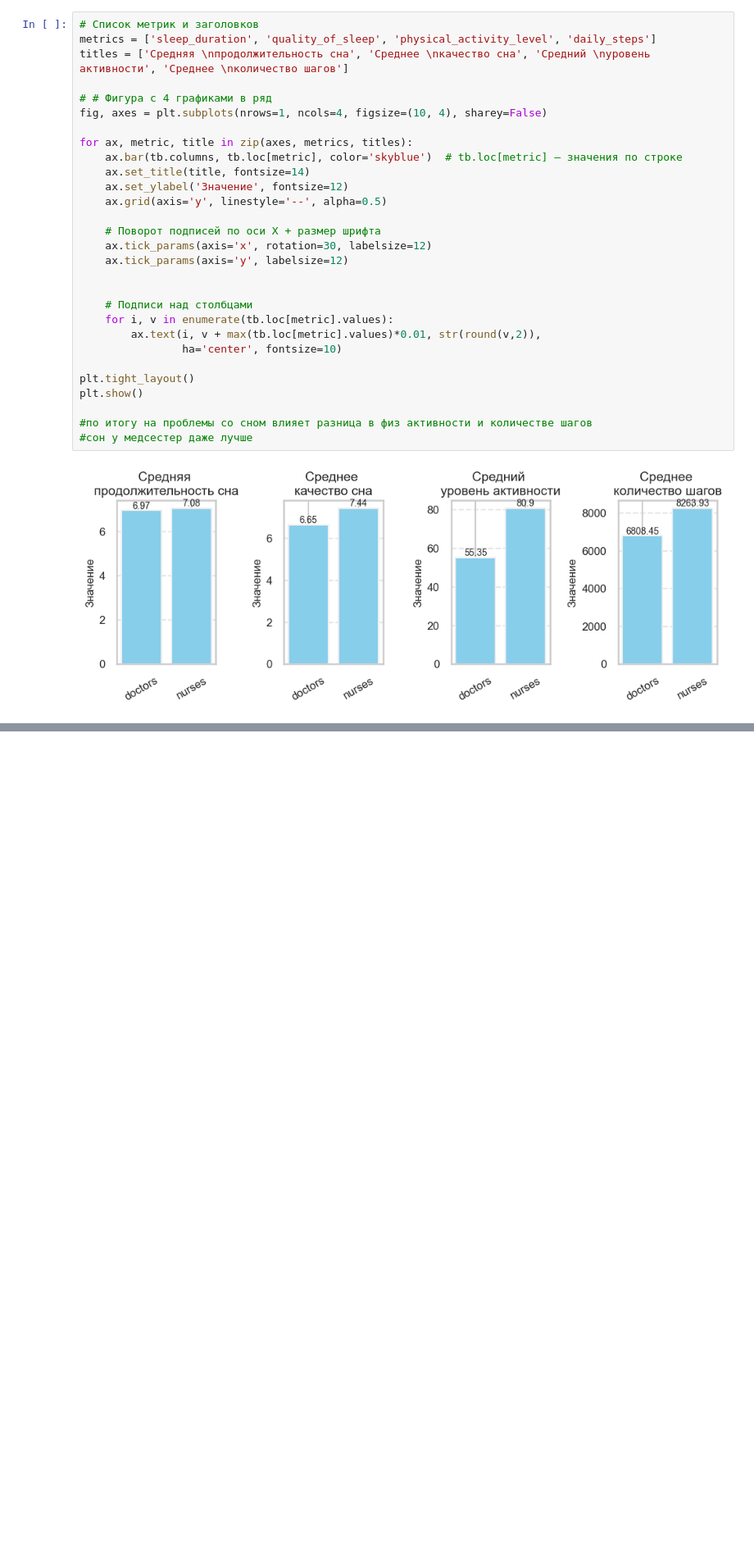
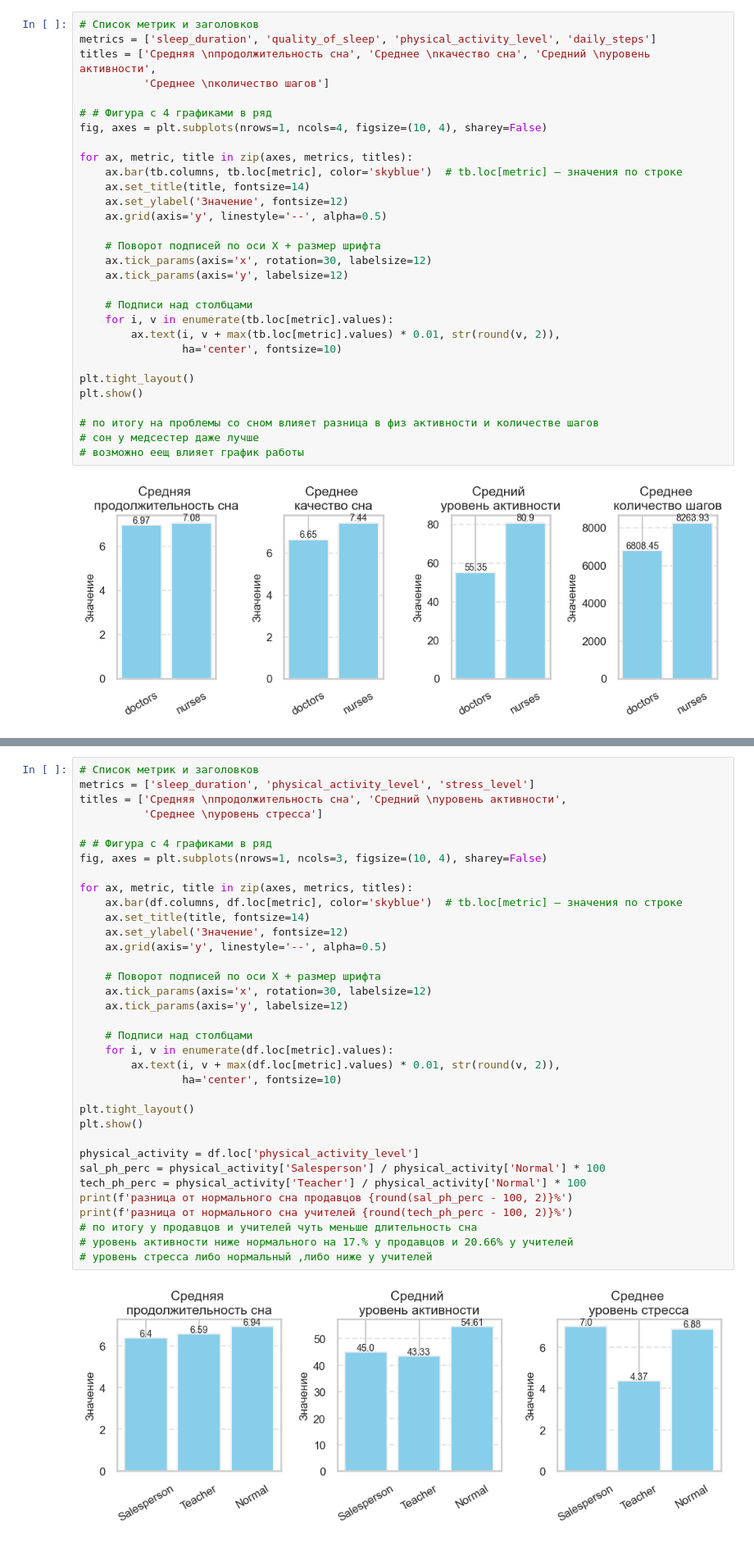
Before and after one commit to AntonLihtar/python_starter, a Jupyter notebook: padas_data2/main.ipynb, the cells around one changed output, grey strips where cells are left out. Shown at 82% size. Cells and saved outputs as stored; diff of their text form; blank space fills up the shorter version.

```diff
--- a/padas_data2/main.ipynb
+++ b/padas_data2/main.ipynb
@@ -413,7 +440,8 @@ daily_steps              6808.45  8263.93
 # %%
 # Список метрик и заголовков
 metrics = ['sleep_duration', 'quality_of_sleep', 'physical_activity_level', 'daily_steps']
-titles = ['Средняя \nпродолжительность сна', 'Среднее \nкачество сна', 'Средний \nуровень активности', 'Среднее \nколичество шагов']
+titles = ['Средняя \nпродолжительность сна', 'Среднее \nкачество сна', 'Средний \nуровень активности',
+          'Среднее \nколичество шагов']
 
 # # Фигура с 4 графиками в ряд
 fig, axes = plt.subplots(nrows=1, ncols=4, figsize=(10, 4), sharey=False)
@@ -428,16 +456,16 @@ for ax, metric, title in zip(axes, metrics, titles):
     ax.tick_params(axis='x', rotation=30, labelsize=12)
     ax.tick_params(axis='y', labelsize=12)
 
-
     # Подписи над столбцами
     for i, v in enumerate(tb.loc[metric].values):
-        ax.text(i, v + max(tb.loc[metric].values)*0.01, str(round(v,2)),
+        ax.text(i, v + max(tb.loc[metric].values) * 0.01, str(round(v, 2)),
                 ha='center', fontsize=10)
 
 plt.tight_layout()
 plt.show()
 
-#по итогу на проблемы со сном влияет разница в физ активности и количестве шагов
-#сон у медсестер даже лучше
+# по итогу на проблемы со сном влияет разница в физ активности и количестве шагов
+# сон у медсестер даже лучше
+# возможно еещ влияет график работы
 # %% [output]
 [figure]
@@ -443,0 +504,37 @@ plt.show()
+# %%
+# Список метрик и заголовков
+metrics = ['sleep_duration', 'physical_activity_level', 'stress_level']
+titles = ['Средняя \nпродолжительность сна', 'Средний \nуровень активности',
+          'Среднее \nуровень стресса']
+
+# # Фигура с 4 графиками в ряд
+fig, axes = plt.subplots(nrows=1, ncols=3, figsize=(10, 4), sharey=False)
+
+for ax, metric, title in zip(axes, metrics, titles):
+    ax.bar(df.columns, df.loc[metric], color='skyblue')  # tb.loc[metric] — значения по строке
+    ax.set_title(title, fontsize=14)
+    ax.set_ylabel('Значение', fontsize=12)
+    ax.grid(axis='y', linestyle='--', alpha=0.5)
+
+    # Поворот подписей по оси X + размер шрифта
+    ax.tick_params(axis='x', rotation=30, labelsize=12)
+    ax.tick_params(axis='y', labelsize=12)
+
+    # Подписи над столбцами
+    for i, v in enumerate(df.loc[metric].values):
+        ax.text(i, v + max(df.loc[metric].values) * 0.01, str(round(v, 2)),
+                ha='center', fontsize=10)
+
+plt.tight_layout()
+plt.show()
+
+physical_activity = df.loc['physical_activity_level']
+sal_ph_perc = physical_activity['Salesperson'] / physical_activity['Normal'] * 100
+tech_ph_perc = physical_activity['Teacher'] / physical_activity['Normal'] * 100
+print(f'разница от нормального сна продавцов {round(sal_ph_perc - 100, 2)}%')
+print(f'разница от нормального сна учителей {round(tech_ph_perc - 100, 2)}%')
+# по итогу у продавцов и учителей чуть меньше длительность сна
+# уровень активности ниже нормального на 17.% у продавцов и 20.66% у учителей
+# уровень стресса либо нормальный ,либо ниже у учителей
+# %% [output]
+[figure, added]
```
Also changed, not shown: parts of 13 cells of this notebook.
